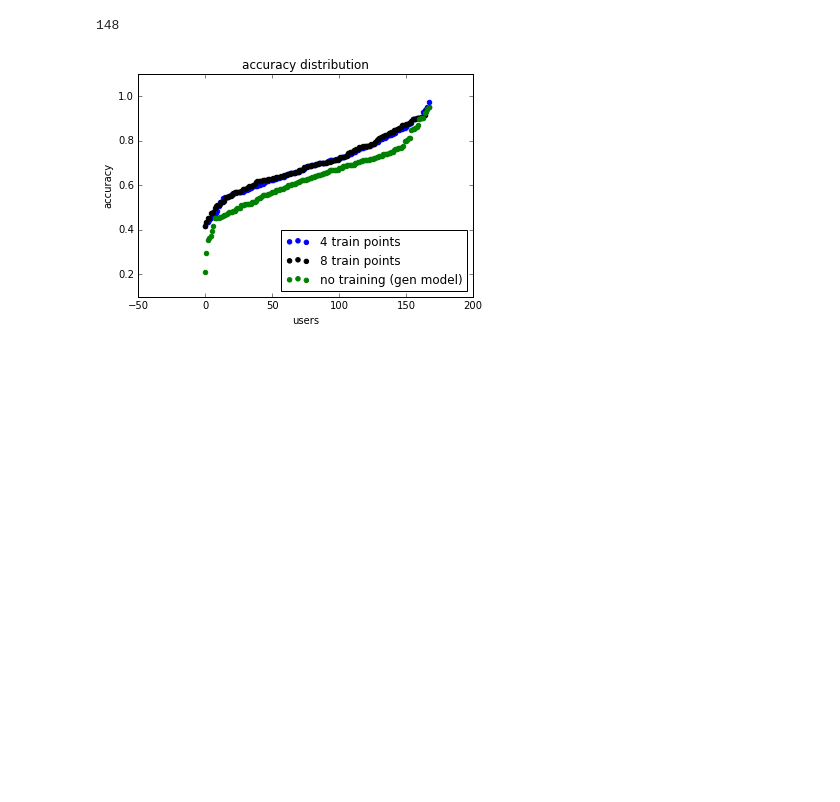
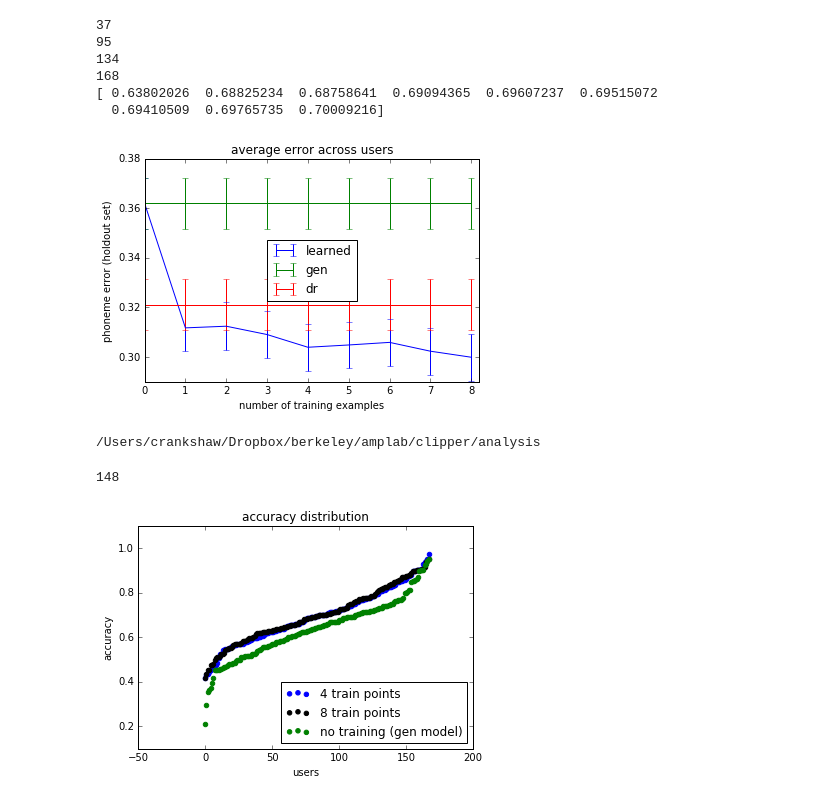
Before and after one commit to amplab/clipper-v0, a Jupyter notebook: analysis/timit_personalization_eval.ipynb, the cells around one changed output. Drawn from its saved outputs; the diff is of its cells as text; code cells hidden in the pictures; blank space fills up the shorter version.

```diff
--- a/analysis/timit_personalization_eval.ipynb
+++ b/analysis/timit_personalization_eval.ipynb
@@ -38,3 +17,73 @@ results[0]
+# %%
+import numpy as np
+import scipy
+import matplotlib.pyplot as plt
+import os, json
+%matplotlib inline
+
+results = []
+for i in range(1,9,2):
+    fn = os.path.abspath("../timit/timit_user_eval_%d_to_%d.json" % (i, i + 1))
+    with open(fn) as f:
+        r = json.load(f)
+        results += r
+    print len(results)
+
+def acc(c, i, n):
+    return (c - i)/float(n)
+
+def user_acc(u):
+    dialect_acc = acc(u['dialect']['corr'][0], u['dialect']['inserts'][0], u['dialect']['num'][0])
+    general_acc = acc(u['general']['corr'][0], u['general']['inserts'][0], u['general']['num'][0])
+    learned_acc = []
+    for i in range(len(u['learned']['corr'])):
+        learned_acc.append(acc(u['learned']['corr'][i], u['learned']['inserts'][i], u['learned']['num'][i]))
+    return (dialect_acc, general_acc, learned_acc)
+
+dr_accs = []
+gen_accs = []
+learned_accs = []
+
+for u in results:
+    d, g, l = user_acc(u)
+    dr_accs.append(d)
+    gen_accs.append(g)
+    learned_accs.append(l)
+dr_accs = np.array(dr_accs)
+gen_accs = np.array(gen_accs)
+learned_accs = np.array(learned_accs)
+
+learned_ys = np.mean(learned_accs, axis=0)
+num_train_examples = len(learned_accs)
+se_div = np.sqrt(num_train_examples)
+print learned_ys
+learned_ys_errors = np.std(learned_accs, axis=0, ddof=1)
+fig, ax = plt.subplots()
+ax.errorbar(range(9), 1-learned_ys, yerr = learned_ys_errors/se_div, label="learned")
+ax.errorbar(range(9), 1-np.ones(9)*np.mean(gen_accs), yerr=np.ones(9)*np.std(gen_accs, ddof=1)/se_div, label="gen")
+ax.errorbar(range(9), 1-np.ones(9)*np.mean(dr_accs), yerr=np.ones(9)*np.std(dr_accs, ddof=1)/se_div, label="dr")
+ax.set_title("average error across users")
+ax.set_xlabel("number of training examples")
+ax.set_ylabel("phoneme error (holdout set)")
+ax.set_xlim((0,8.2))
+ax.legend(loc=0)
+# sharelatex_path = os.path.expanduser("~/Dropbox/Apps/ShareLaTeX/velox-centipede/vldb_2016/figs")
+# git_path = os.path.expanduser("~/ModelServingPaper/vldb_2016/figs")
+fig_dir = os.getcwd()
+plt.savefig(os.path.join(figdir, "timit_cold_start_err.pdf"))
+# %% [output]
+37
+95
+134
+168
+[ 0.63802026  0.68825234  0.68758641  0.69094365  0.69607237  0.69515072
+  0.69410509  0.69765735  0.70009216]
+[figure, added]
+# %%
+import os
+print os.getcwd()
+# %% [output]
+/Users/crankshaw/Dropbox/berkeley/amplab/clipper/analysis
 # %%
 def acc(c, i, n):
     return (c - i)/float(n)
```
Also changed, not shown: parts of 3 cells of this notebook.
